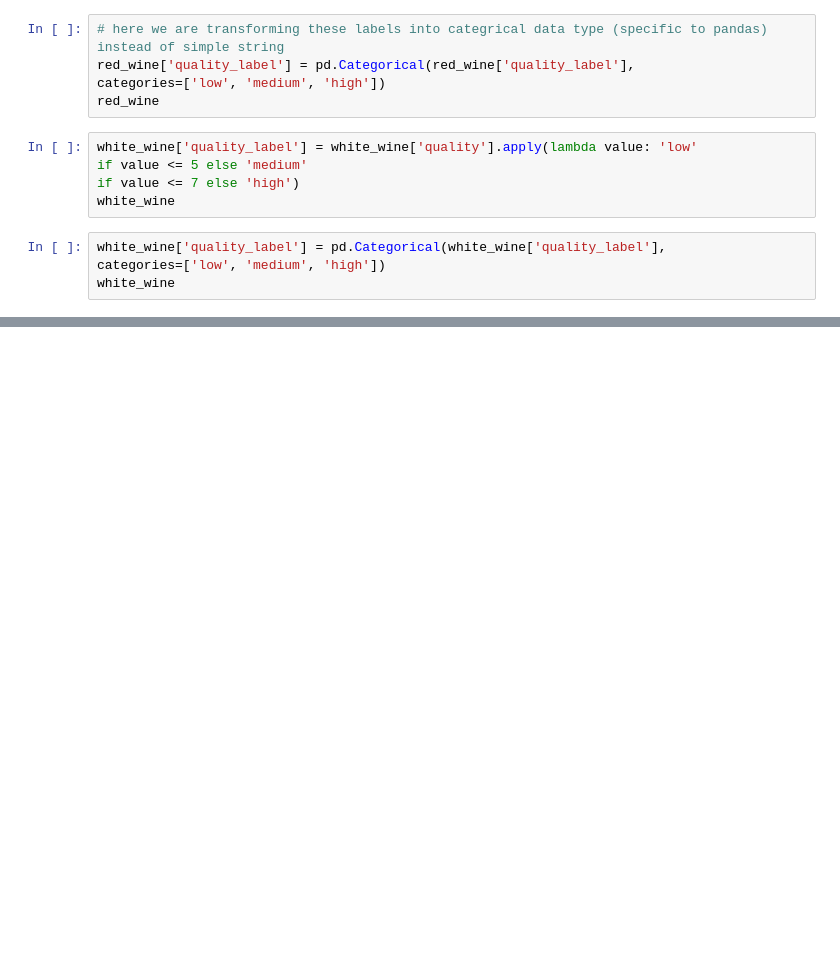
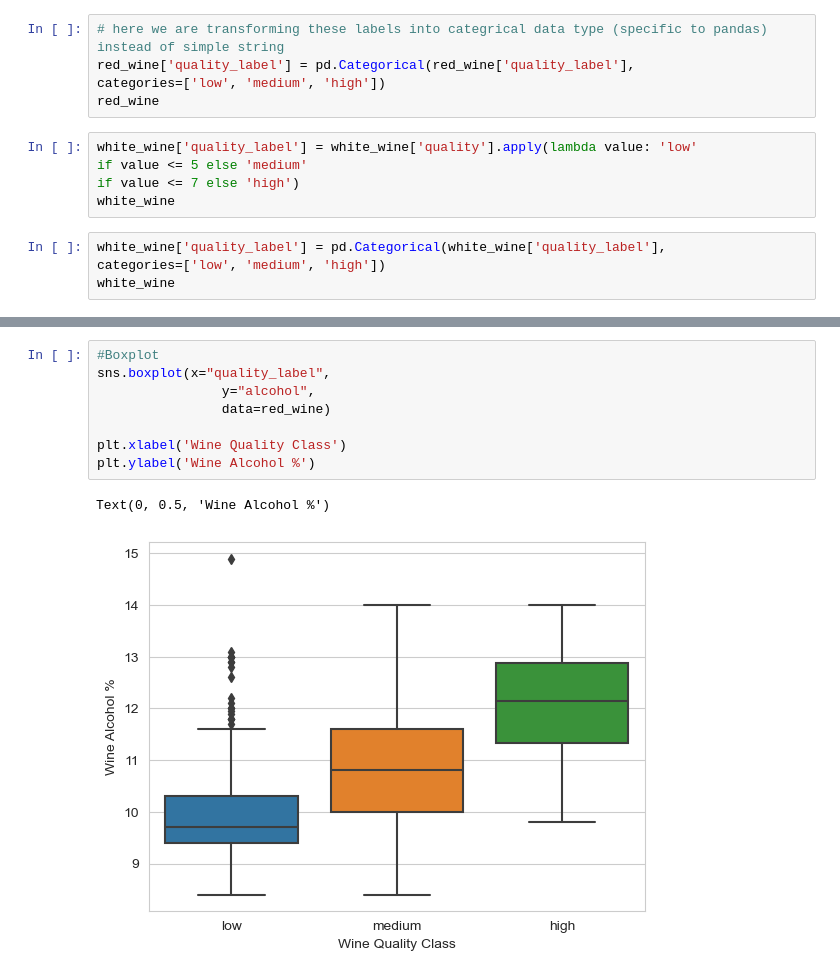
Before and after one commit to roop-kaur/BBVines, a Jupyter notebook: sprint_1.ipynb, the cells around one changed output, grey strips where cells are left out. Cells and saved outputs as stored; diff of their text form; blank space fills up the shorter version.

```diff
--- a/sprint_1.ipynb
+++ b/sprint_1.ipynb
@@ -59,0 +166,11 @@ wine_quality_subset
+# %%
+#Boxplot
+sns.boxplot(x="quality_label",
+                y="alcohol",
+                data=red_wine)
+
+plt.xlabel('Wine Quality Class')
+plt.ylabel('Wine Alcohol %')
+# %% [output]
+Text(0, 0.5, 'Wine Alcohol %')
+[figure, added]
```
Also changed, not shown: parts of 16 cells of this notebook, 2 other files.
